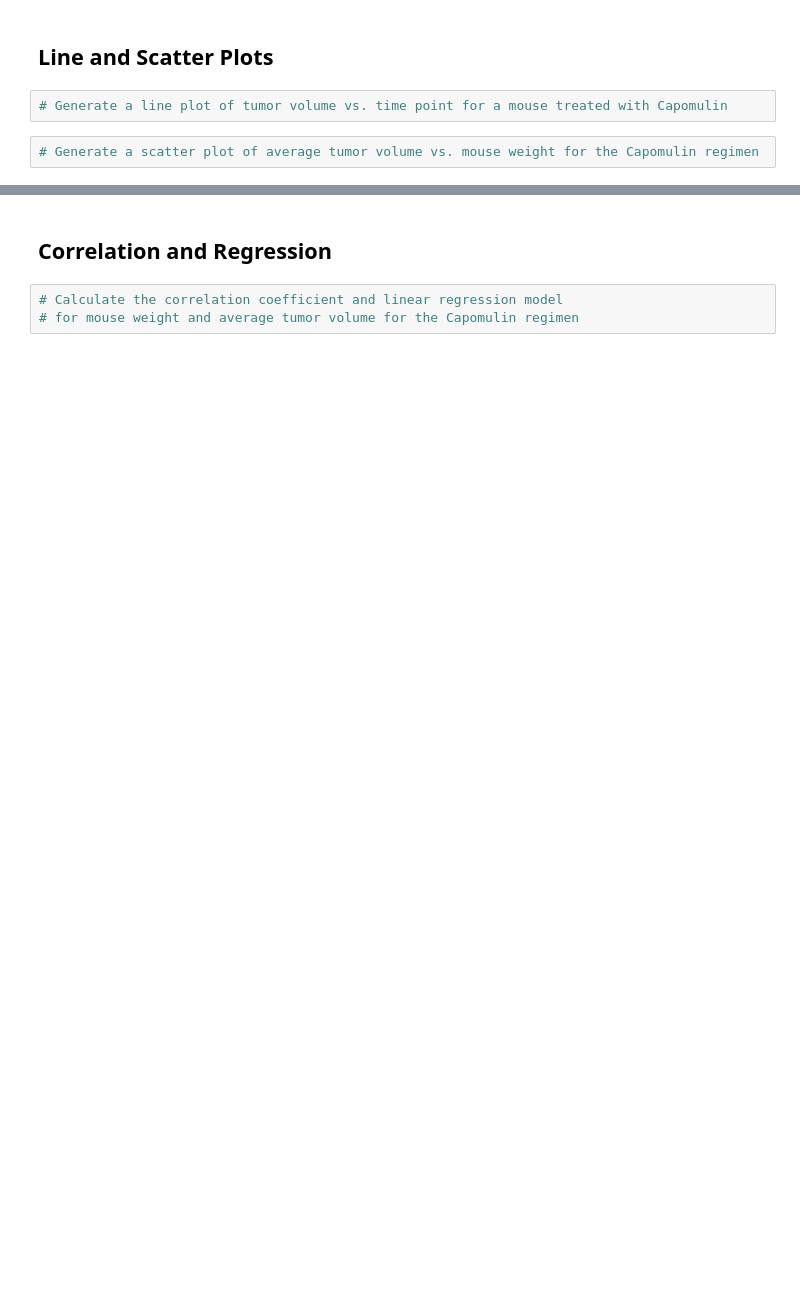
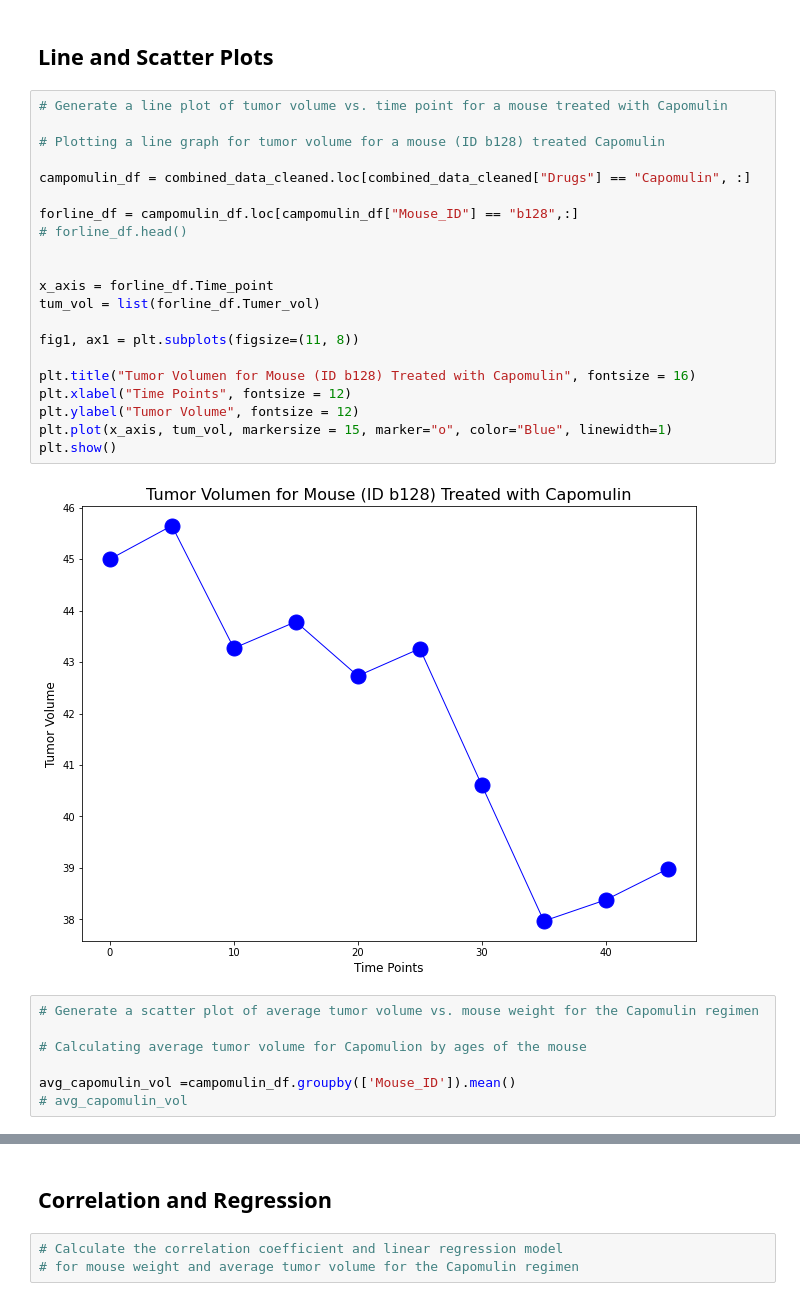
Before and after one commit to tsubedy/Matplotlib-Challenge, a Jupyter notebook: pymaceuticals_starter.ipynb, the cells around one changed output, grey strips where cells are left out. Saved outputs shown, nothing was run; the diff lists cells and outputs as text; blank space fills up the shorter version.

```diff
--- a/pymaceuticals_starter.ipynb
+++ b/pymaceuticals_starter.ipynb
@@ -345,6 +472,32 @@ capomulin_final.head()
 # %% [markdown]
 ## Line and Scatter Plots
-# %%
-# Generate a line plot of tumor volume vs. time point for a mouse treated with Capomulin
+# %%
+# Generate a line plot of tumor volume vs. time point for a mouse treated with Capomulin
+
+# Plotting a line graph for tumor volume for a mouse (ID b128) treated Capomulin
+
+campomulin_df = combined_data_cleaned.loc[combined_data_cleaned["Drugs"] == "Capomulin", :]
+
+forline_df = campomulin_df.loc[campomulin_df["Mouse_ID"] == "b128",:]
+# forline_df.head()
+
+
+x_axis = forline_df.Time_point
+tum_vol = list(forline_df.Tumer_vol)
+
+fig1, ax1 = plt.subplots(figsize=(11, 8))
+
+plt.title("Tumor Volumen for Mouse (ID b128) Treated with Capomulin", fontsize = 16)
+plt.xlabel("Time Points", fontsize = 12)
+plt.ylabel("Tumor Volume", fontsize = 12)
+plt.plot(x_axis, tum_vol, markersize = 15, marker="o", color="Blue", linewidth=1)
+plt.show()
+# %% [output]
+[figure, added]
 # %%
 # Generate a scatter plot of average tumor volume vs. mouse weight for the Capomulin regimen
+
+# Calculating average tumor volume for Capomulion by ages of the mouse
+
+avg_capomulin_vol =campomulin_df.groupby(['Mouse_ID']).mean()
+# avg_capomulin_vol
```
Also changed, not shown: parts of 21 cells of this notebook.
